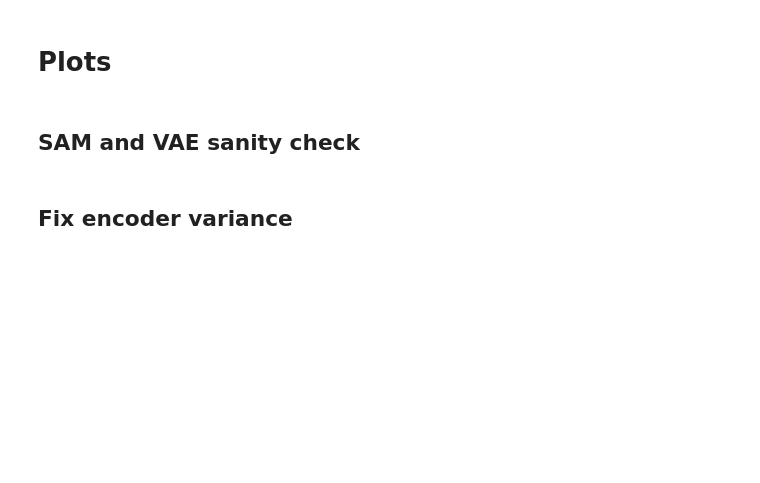
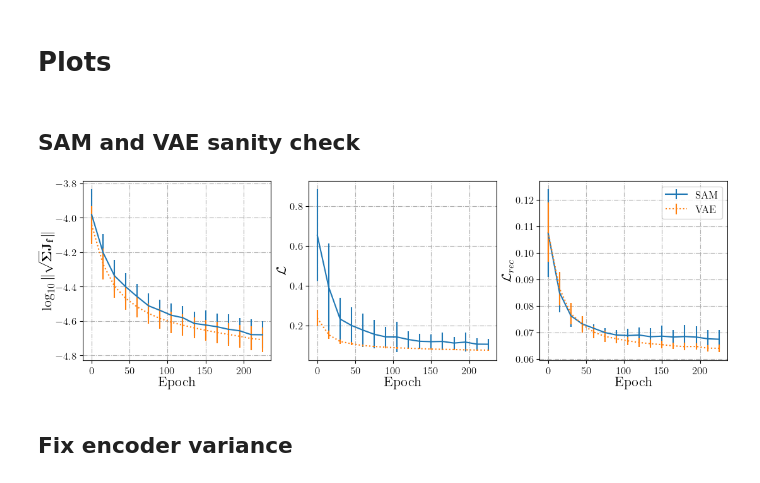
Before and after one commit to rpatrik96/vae-sam, a Jupyter notebook: analysis/figures.ipynb, the cells around one changed output. Cells and saved outputs as stored; diff of their text form; code cells hidden in the pictures; blank space fills up the shorter version.

Commit message:
sam-vae learnable std plot (rec loss)

```diff
--- a/analysis/figures.ipynb
+++ b/analysis/figures.ipynb
@@ -73,6 +74,10 @@ scale_sam = sam_val_scale_inv[df_sam_vae.sam_update ==True]
 
 loss_no_sam = sam_val_loss[ df_sam_vae.sam_update ==False]
 loss_sam = sam_val_loss[df_sam_vae.sam_update ==True]
+
+
+val_rec_no_sam_no_sam = sam_recon_loss_no_sam[df_sam_vae.sam_update ==False]
+val_rec_no_sam_sam = sam_recon_loss_no_sam[df_sam_vae.sam_update ==True]
 # %% [markdown]
 ## Fix encoder variance
 # %%
@@ -103,38 +108,54 @@ val_epoch_factor = 15
 
 fig = plt.figure(figsize=figsizes.neurips2022(nrows=1, ncols=2, rel_width=2)['figure.figsize'])
 
 """Loss and inv scale"""
-ax = fig.add_subplot(121)
+ax = fig.add_subplot(131)
 ax.grid(True, which="both", ls="-.")
 
 
 if len(scale_sam) > 0:
     val_epoch_ticks = range(0, scale_sam.shape[1] * val_epoch_factor, val_epoch_factor)
-    ax.errorbar(val_epoch_ticks, np.log10(scale_sam).mean(0), np.log10(scale_sam).std(0), c=COLORS[0], label=f"SAM", ls="solid")
-    ax.errorbar(val_epoch_ticks, np.log10(scale_no_sam).mean(0), np.log10(scale_no_sam).std(0), c=COLORS[1], label="VAE", ls="dotted")
+    ax.errorbar(val_epoch_ticks, np.log10(scale_sam*sqrt_dim).mean(0), np.log10(scale_sam*sqrt_dim).std(0), c=COLORS[0], label=f"SAM", ls="solid")
+    ax.errorbar(val_epoch_ticks, np.log10(scale_no_sam*sqrt_dim).mean(0), np.log10(scale_no_sam*sqrt_dim).std(0), c=COLORS[1], label="VAE", ls="dotted")
 
 
 ax.set_xlabel("Epoch", labelpad=LABELPAD)
-ax.set_ylabel("$\log_{10}\Vert\mathrm{\mathbf{J}}_{\mathbf{f}}\Vert$", labelpad=LABELPAD)
+ax.set_ylabel("$\log_{10}\Vert\sqrt{\mathbf{\Sigma}}\mathrm{\mathbf{J}}_{\mathbf{f}}\Vert$", labelpad=LABELPAD)
 
 
-ax = fig.add_subplot(122)
+ax = fig.add_subplot(132)
 ax.grid(True, which="both", ls="-.")
 
 
 if len(loss_sam) > 0:
     val_epoch_ticks = range(0, loss_sam.shape[1] * val_epoch_factor, val_epoch_factor)
     ax.errorbar(val_epoch_ticks, loss_sam.mean(0), loss_sam.std(0), c=COLORS[0], label=f"SAM", ls="solid")
     ax.errorbar(val_epoch_ticks, loss_no_sam.mean(0), loss_no_sam.std(0), c=COLORS[1], label="VAE", ls="dotted")
 
 
 
 ax.set_xlabel("Epoch", labelpad=LABELPAD)
 ax.set_ylabel("$\mathcal{L}$", labelpad=LABELPAD)
 
+ax = fig.add_subplot(133)
+ax.grid(True, which="both", ls="-.")
+
+
+if len(val_rec_no_sam_sam) > 0:
+    val_epoch_ticks = range(0, val_rec_no_sam_sam.shape[1] * val_epoch_factor, val_epoch_factor)
+    ax.errorbar(val_epoch_ticks, val_rec_no_sam_sam.mean(0), val_rec_no_sam_sam.std(0), c=COLORS[0], label=f"SAM", ls="solid")
+    ax.errorbar(val_epoch_ticks, val_rec_no_sam_no_sam.mean(0), val_rec_no_sam_no_sam.std(0), c=COLORS[1], label="VAE", ls="dotted")
+
+
+
+ax.set_xlabel("Epoch", labelpad=LABELPAD)
+ax.set_ylabel("$\mathcal{L}_{rec}$", labelpad=LABELPAD)
+
 
 plt.legend(loc="upper right")
 plt.savefig("loss_grad_sam_no_sam.svg")
+# %% [output]
+[figure, added]
 # %% [markdown]
 ## Fix encoder variance
 # %%
```
Also changed, not shown: parts of 2 cells of this notebook.
